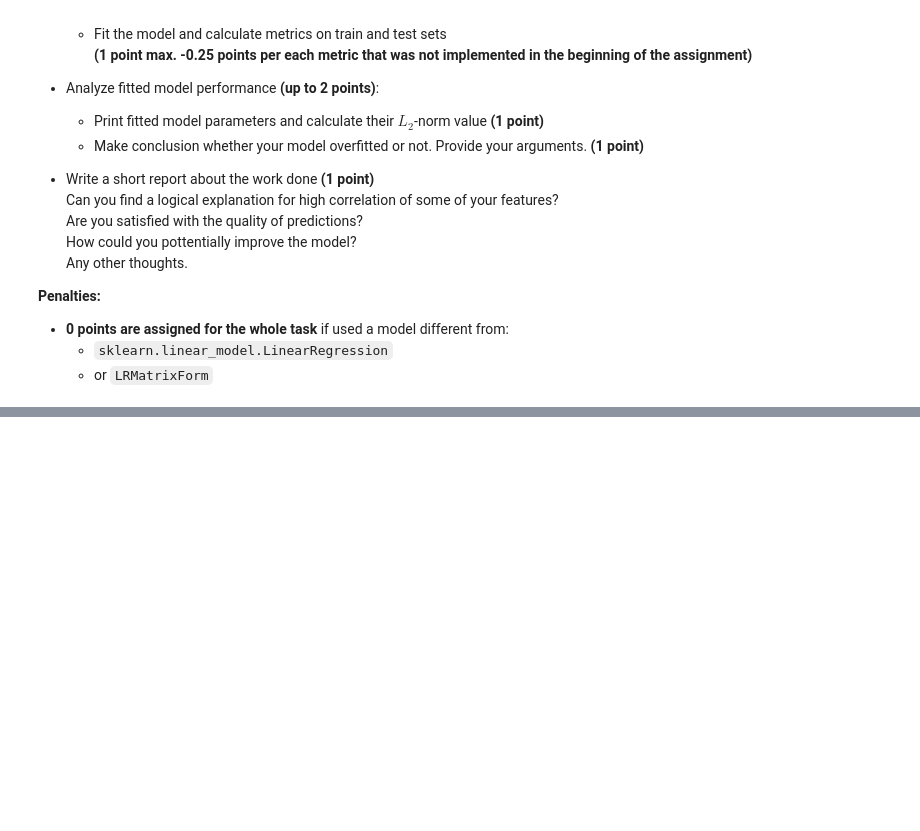
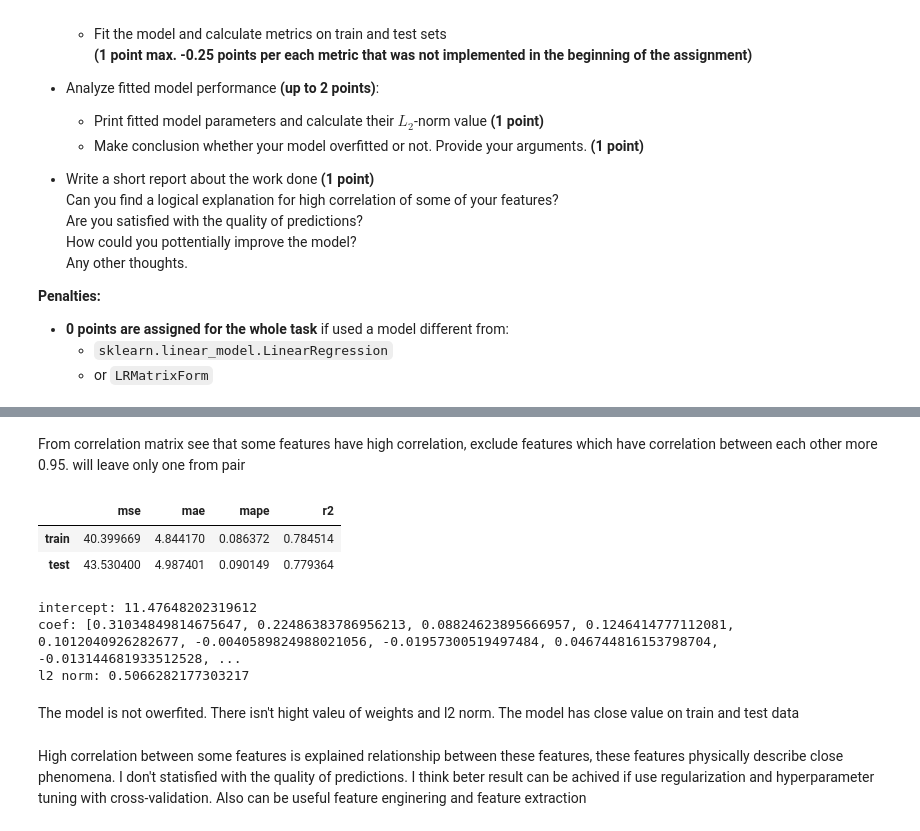
Before and after one commit to EvgenVer/RS_ml_course1, a Jupyter notebook: 3_linear_regression/linear_regression.ipynb, the cells around one changed output, grey strips where cells are left out. Cells and saved outputs as stored; diff of their text form; code cells hidden in the pictures; blank space fills up the shorter version.

Commit message:
All tasks have done

```diff
--- a/3_linear_regression/linear_regression.ipynb
+++ b/3_linear_regression/linear_regression.ipynb
@@ -1536,0 +1629,34 @@ Steps you need to follow:
+# %% [markdown]
+From correlation matrix see that some features have high correlation, exclude features which have correlation between each other more 0.95. will leave only one from pair
+# %%
+corr = DF_TRAIN[features].corr().abs().unstack().reset_index()
+corr = corr[corr['level_0'] != corr['level_1']]
+corr = corr[corr[0] > 0.95]
+corr['feature_pair'] = corr.apply(lambda x: (x['level_0'], x['level_1']), axis=1)
+corr['feature_pair'] = corr.apply(lambda x: tuple(sorted(x['feature_pair'])), axis=1)
+top_correlated_features = corr[['feature_pair', 0]] \
+    .drop_duplicates().sort_values(by=0, ascending=False)['feature_pair'].values.tolist()
+exclude_list = list(set([i[0] for i in top_correlated_features]))
+clean_features = [i for i in features if i not in exclude_list]
+# %%
+# Fit the model and calculate metrics
+x_train, y_train, x_test, y_test = get_train_test_data(clean_features, target)
+model = LinearRegression(fit_intercept=True)
+fit_and_evaluate(model, x_train, y_train, x_test, y_test)
+# %% [output]
+|  | mse | mae | mape | r2 |
+| train | 40.399669 | 4.844170 | 0.086372 | 0.784514 |
+| test | 43.530400 | 4.987401 | 0.090149 | 0.779364 |
+# %%
+print(f'intercept: {model.intercept_}')
+print(f'coef: {model.coef_.tolist()}')
+print(f'l2 norm: {l2_norm(model.coef_)}')
+# %% [output]
+intercept: 11.47648202319612
+coef: [0.31034849814675647, 0.22486383786956213, 0.08824623895666957, 0.1246414777112081, 0.1012040926282677, -0.0040589824988021056, -0.01957300519497484, 0.046744816153798704, -0.013144681933512528, ...
+l2 norm: 0.5066282177303217
+# %% [markdown]
+The model is not owerfited. There isn't hight valeu of weights and l2 norm. The model has close value on train and test data
+# %% [markdown]
+High correlation between some features is explained relationship between these features, these features physically describe close phenomena.
+I don't statisfied with the quality of predictions. I think  beter result can be achived if use regularization and hyperparameter tuning with cross-validation. Also can be useful feature enginering and feature extraction
```
Also changed, not shown: parts of 26 cells of this notebook.
